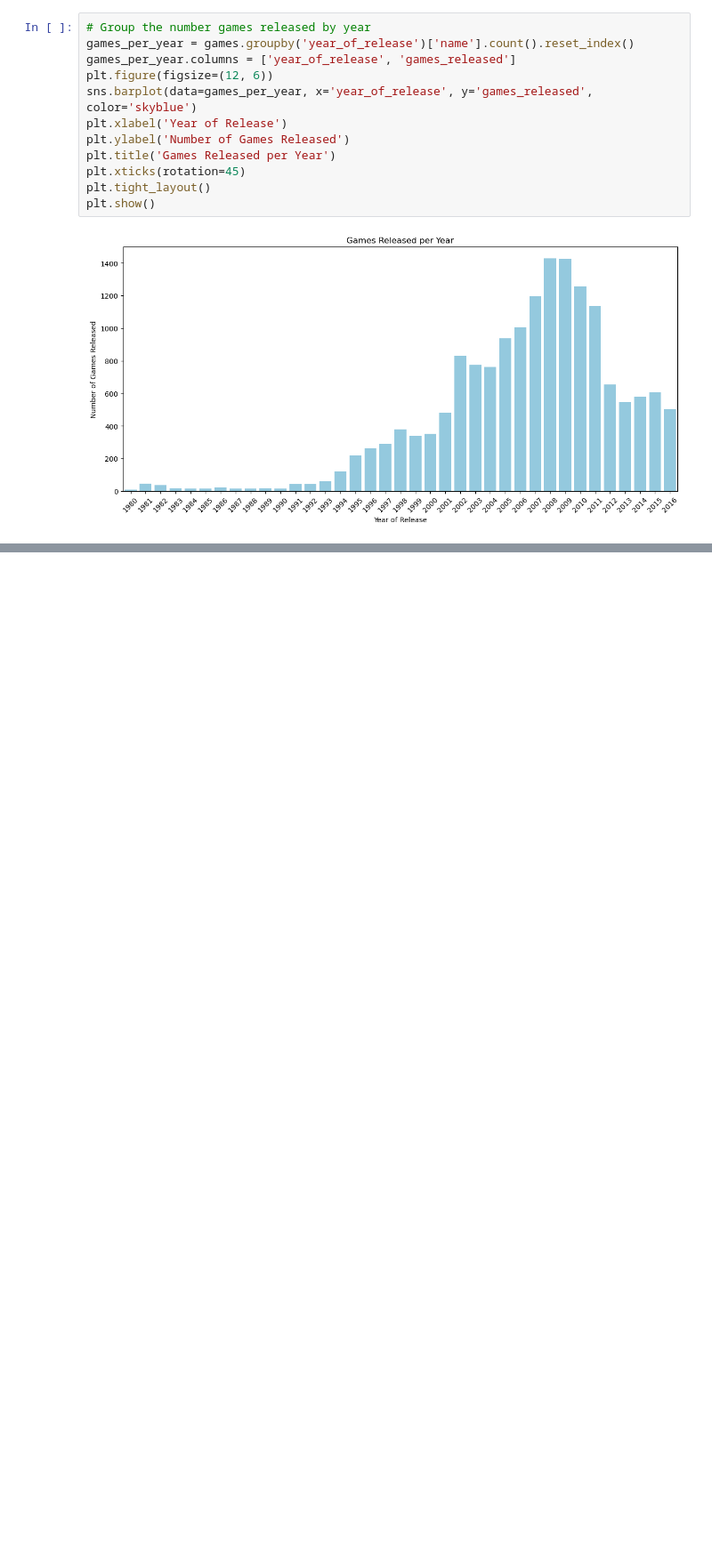
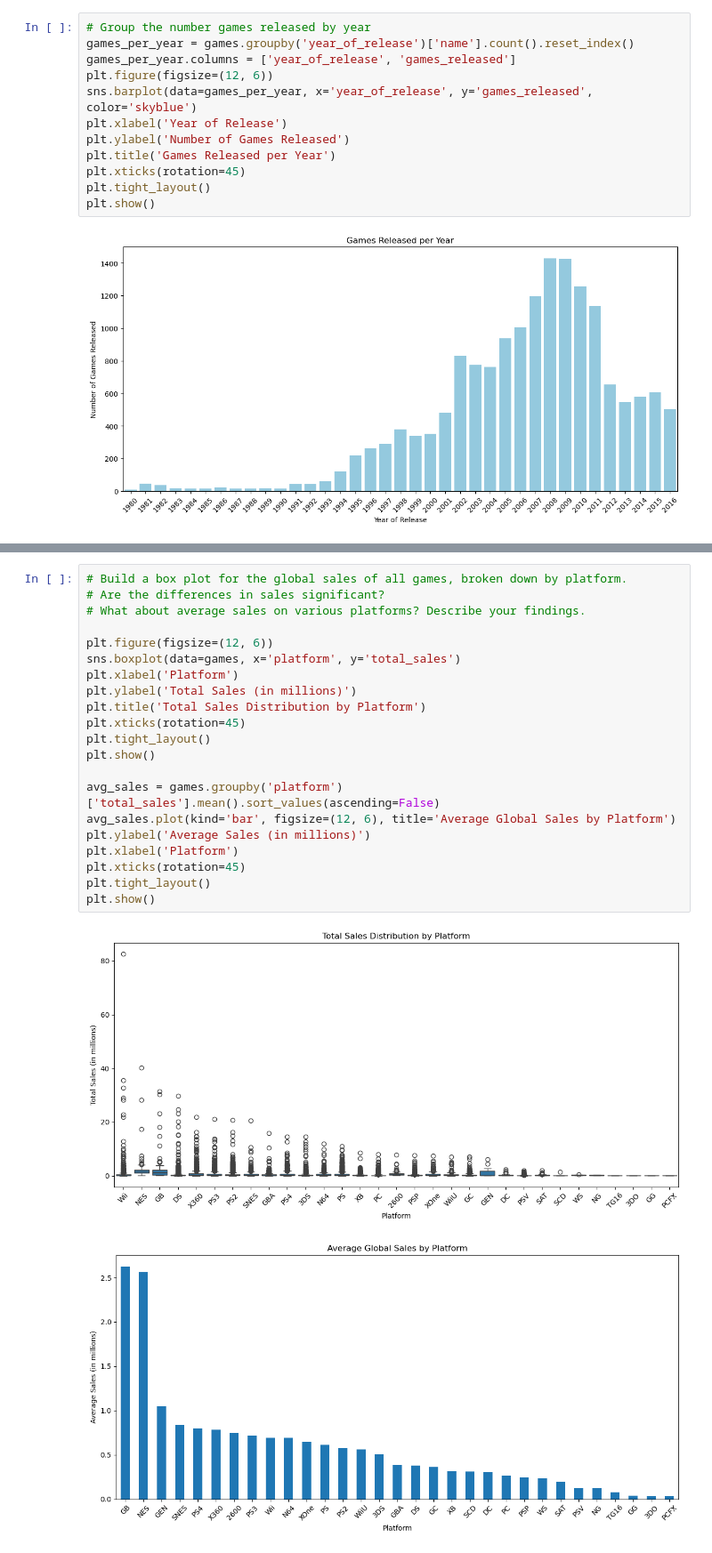
Before and after one commit to Flamingo-Rocker/Video-Game-Marketing-Strategy, a Jupyter notebook: notebooks/Video Game EDA & SDA.ipynb, the cells around one changed output, grey strips where cells are left out. Shown at 89% size. Cells and saved outputs as stored; diff of their text form; blank space fills up the shorter version.

```diff
--- a/notebooks/Video Game EDA & SDA.ipynb
+++ b/notebooks/Video Game EDA & SDA.ipynb
@@ -201,0 +332,24 @@ top_10_platforms
+# %%
+# Build a box plot for the global sales of all games, broken down by platform.
+# Are the differences in sales significant?
+# What about average sales on various platforms? Describe your findings.
+
+plt.figure(figsize=(12, 6))
+sns.boxplot(data=games, x='platform', y='total_sales')
+plt.xlabel('Platform')
+plt.ylabel('Total Sales (in millions)')
+plt.title('Total Sales Distribution by Platform')
+plt.xticks(rotation=45)
+plt.tight_layout()
+plt.show()
+
+avg_sales = games.groupby('platform')['total_sales'].mean().sort_values(ascending=False)
+avg_sales.plot(kind='bar', figsize=(12, 6), title='Average Global Sales by Platform')
+plt.ylabel('Average Sales (in millions)')
+plt.xlabel('Platform')
+plt.xticks(rotation=45)
+plt.tight_layout()
+plt.show()
+# %% [output]
+[figure, added]
+[figure, added]
```
Also changed, not shown: parts of 10 cells of this notebook.
